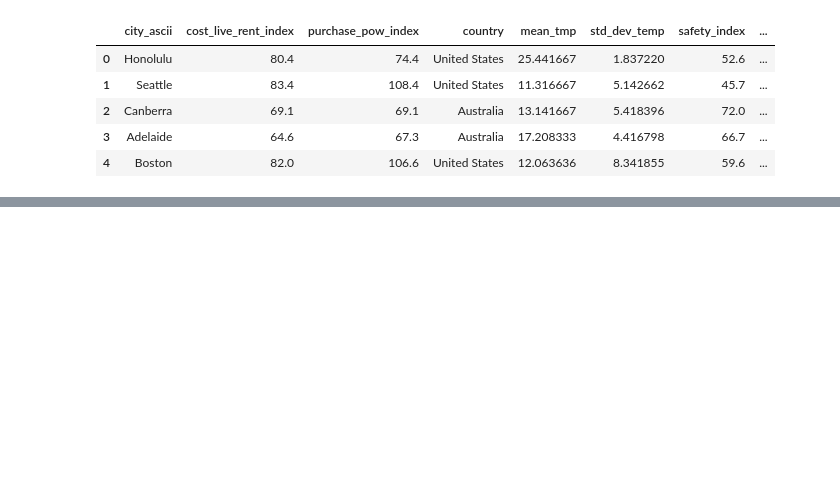
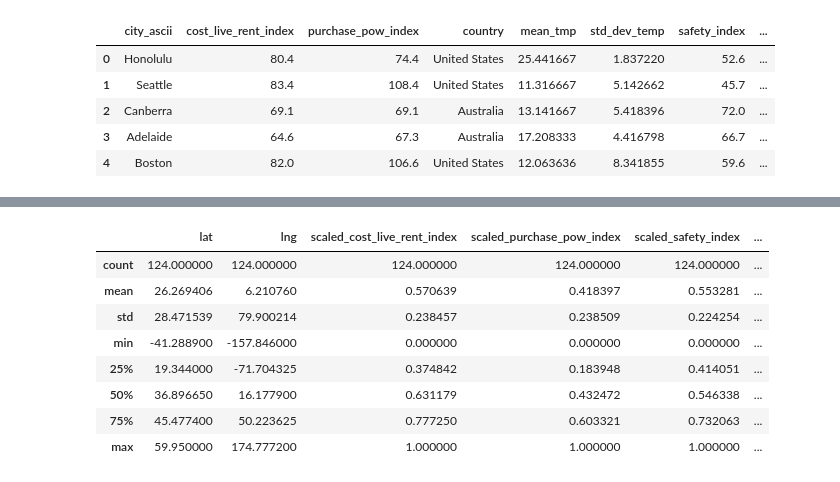
Before and after one commit to kayoooon1/city-recsys, a Jupyter notebook: Modelling/visualization.ipynb, the cells around one changed output, grey strips where cells are left out. Cells and saved outputs as stored; diff of their text form; code cells hidden in the pictures; blank space fills up the shorter version.

```diff
--- a/Modelling/visualization.ipynb
+++ b/Modelling/visualization.ipynb
@@ -22,3 +26,24 @@ final_df.head()
 | 2 | Canberra | 69.1 | 69.1 | Australia | 13.141667 | 5.418396 | 72.0 | ... |
 | 3 | Adelaide | 64.6 | 67.3 | Australia | 17.208333 | 4.416798 | 66.7 | ... |
 | 4 | Boston | 82.0 | 106.6 | United States | 12.063636 | 8.341855 | 59.6 | ... |
+# %%
+# Min-Max Scaling all our indexes
+final_df['scaled_cost_live_rent_index'] = 1 - ( (final_df['cost_live_rent_index'] - final_df['cost_live_rent_index'].min()) /
+                                           (final_df['cost_live_rent_index'].max() - final_df['cost_live_rent_index'].min()) )
+final_df['scaled_purchase_pow_index'] = ( (final_df['purchase_pow_index'] - final_df['purchase_pow_index'].min()) /
+                                           (final_df['purchase_pow_index'].max() - final_df['purchase_pow_index'].min()) )
+final_df['scaled_safety_index'] = ( (final_df['safety_index'] - final_df['safety_index'].min()) /
+                                           (final_df['safety_index'].max() - final_df['safety_index'].min()) )
+final_df['scaled_pollution_index'] = 1 - ( (final_df['pollution_index'] - final_df['pollution_index'].min()) /
+                                           (final_df['pollution_index'].max() - final_df['pollution_index'].min()) )
+final_df['scaled_trffic_min_index'] = 1 - ( (final_df['trffic_min_index'] - final_df['trffic_min_index'].min()) /
+                                           (final_df['trffic_min_index'].max() - final_df['trffic_min_index'].min()) )
+final_df['scaled_mean_tmp'] = ( (final_df['mean_tmp'] - final_df['mean_tmp'].min()) /
+                                           (final_df['mean_tmp'].max() - final_df['mean_tmp'].min()) )
+final_df['scaled_tmp_std_dev'] = ( (final_df['std_dev_temp'] - final_df['std_dev_temp'].min()) /
+                                           (final_df['std_dev_temp'].max() - final_df['std_dev_temp'].min()) )
+
+final_df = final_df.drop(['cost_live_rent_index', 'purchase_pow_index', 'safety_index', 'pollution_index',
+                          'trffic_min_index', 'city_ascii', 'country', 'mean_tmp', 'std_dev_temp'],
+                         axis=1)
+final_df.head()
@@ -80,0 +65,12 @@ if __name__ == '__main__':
+# %%
+final_df.describe()
+# %% [output]
+|  | lat | lng | scaled_cost_live_rent_index | scaled_purchase_pow_index | scaled_safety_index | ... |
+| count | 124.000000 | 124.000000 | 124.000000 | 124.000000 | 124.000000 | ... |
+| mean | 26.269406 | 6.210760 | 0.570639 | 0.418397 | 0.553281 | ... |
+| std | 28.471539 | 79.900214 | 0.238457 | 0.238509 | 0.224254 | ... |
+| min | -41.288900 | -157.846000 | 0.000000 | 0.000000 | 0.000000 | ... |
+| 25% | 19.344000 | -71.704325 | 0.374842 | 0.183948 | 0.414051 | ... |
+| 50% | 36.896650 | 16.177900 | 0.631179 | 0.432472 | 0.546338 | ... |
+| 75% | 45.477400 | 50.223625 | 0.777250 | 0.603321 | 0.732063 | ... |
+| max | 59.950000 | 174.777200 | 1.000000 | 1.000000 | 1.000000 | ... |
```
Also changed, not shown: parts of 9 cells of this notebook, 2 other files.
